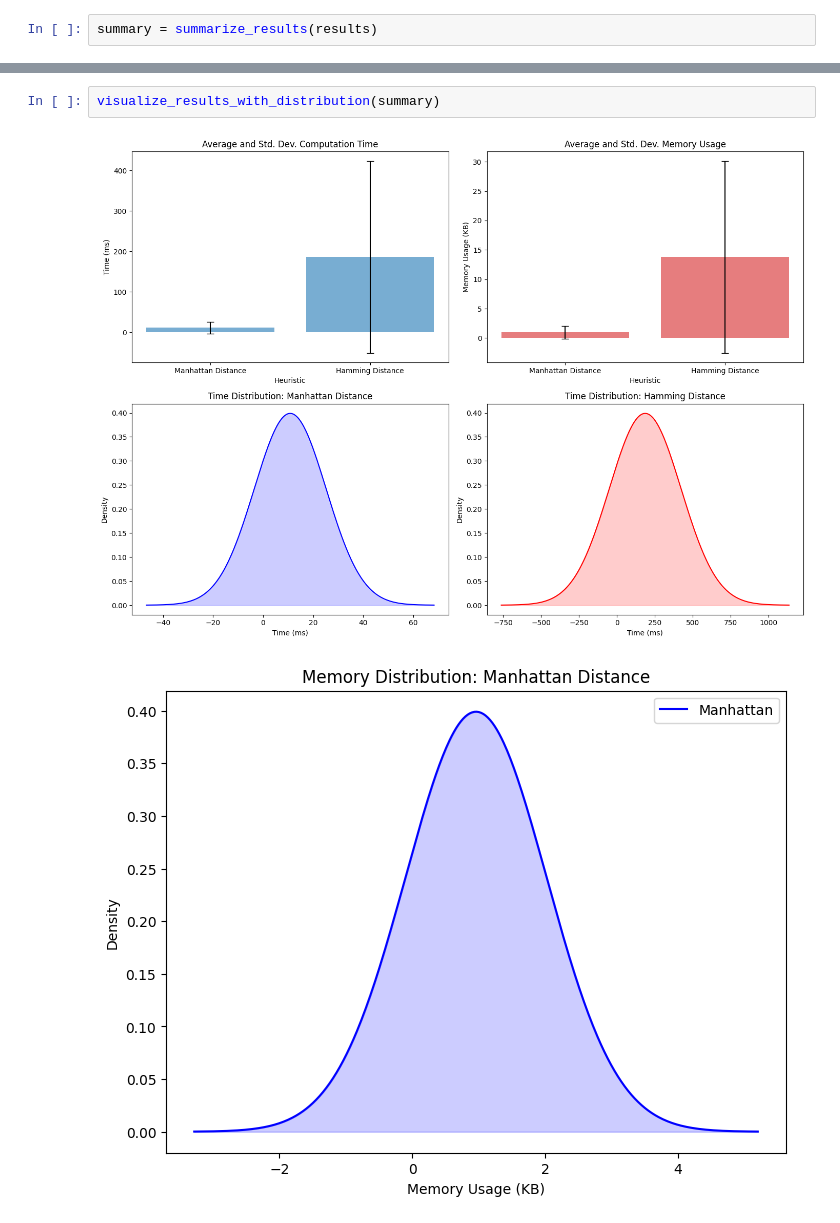
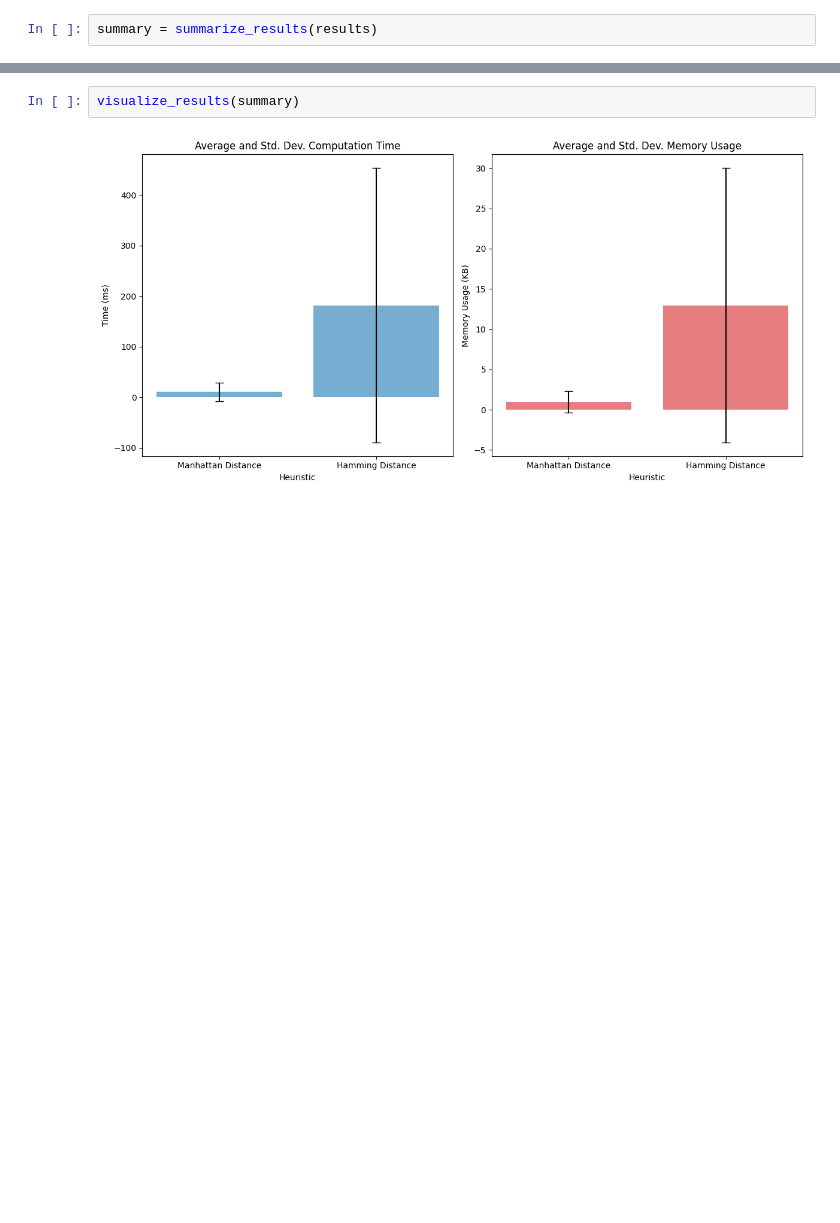
Before and after one commit to CSDCBB26/intro_ai-ds_exercise1, a Jupyter notebook: experiment/puzzle8_experiment.ipynb, the cells around one changed output, grey strips where cells are left out. Saved outputs shown, nothing was run; the diff lists cells and outputs as text; blank space fills up the shorter version.

```diff
--- a/experiment/puzzle8_experiment.ipynb
+++ b/experiment/puzzle8_experiment.ipynb
@@ -312,6 +235,5 @@ display_results(summary)
 +--------------------+------------------------------+------------------------------+--------------------------+--------------------------+
 # %%
-visualize_results_with_distribution(summary)
+visualize_results(summary)
 # %% [output]
-[figure, old version]
+[figure, new version]
-[figure, removed]
```
Also changed, not shown: parts of 5 cells of this notebook.
